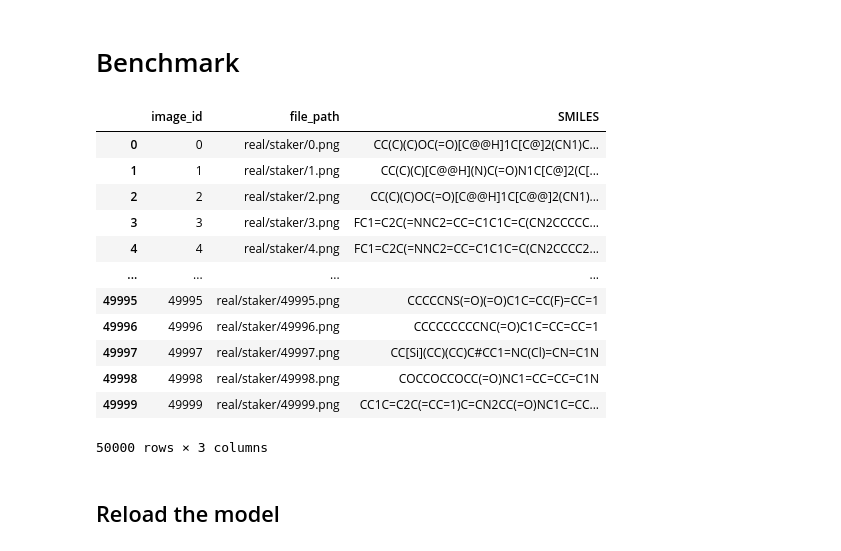
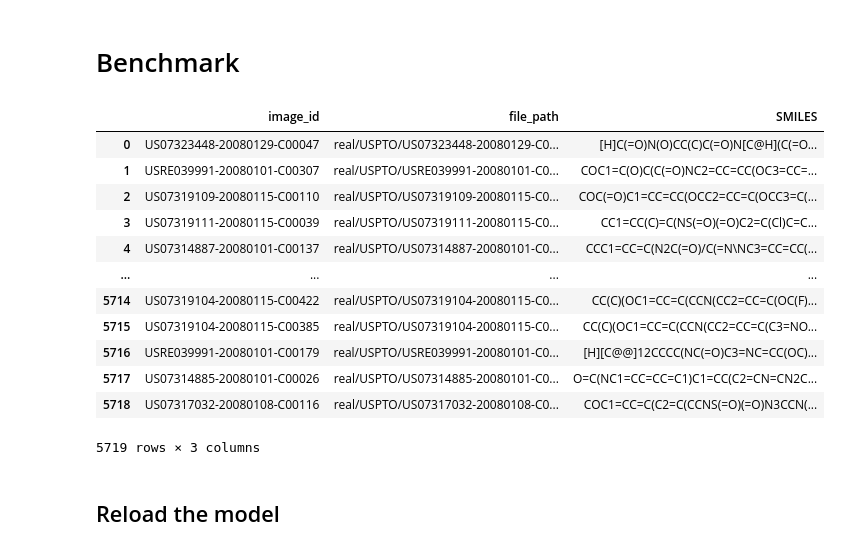
Before and after one commit to lyuzhuoqi/MolScanner, a Jupyter notebook: MolScanner/MolScanner_evaluation.ipynb, the cells around one changed output. Drawn from its saved outputs; the diff is of its cells as text; code cells hidden in the pictures.

```diff
--- a/MolScanner/MolScanner_evaluation.ipynb
+++ b/MolScanner/MolScanner_evaluation.ipynb
@@ -208,28 +210,28 @@ Original vs Predicted SMILES match: True
 # %%
 import pandas as pd
 from IPython.display import display
 
 benchmark_type = 'real'
-benchmark_name = 'staker'
+benchmark_name = 'USPTO'
 benchmark_dir = data_dir / "benchmark" / benchmark_type / benchmark_name
 
 with open(data_dir / 'benchmark' / benchmark_type / f'{benchmark_name}.csv') as f:
     label_df = pd.read_csv(f)
 display(label_df)
 # %% [output]
 |  | image_id | file_path | SMILES |
-| 0 | 0 | real/staker/0.png | CC(C)(C)OC(=O)[C@@H]1C[C@]2(CN1)C... |
-| 1 | 1 | real/staker/1.png | CC(C)(C)[C@@H](N)C(=O)N1C[C@]2(C[... |
-| 2 | 2 | real/staker/2.png | CC(C)(C)OC(=O)[C@@H]1C[C@@]2(CN1)... |
-| 3 | 3 | real/staker/3.png | FC1=C2C(=NNC2=CC=C1C1C=C(CN2CCCCC... |
-| 4 | 4 | real/staker/4.png | FC1=C2C(=NNC2=CC=C1C1C=C(CN2CCCC2... |
+| 0 | US07323448-20080129-C00047 | real/USPTO/US07323448-20080129-C0... | [H]C(=O)N(O)CC(C)C(=O)N[C@H](C(=O... |
+| 1 | USRE039991-20080101-C00307 | real/USPTO/USRE039991-20080101-C0... | COC1=C(O)C(C(=O)NC2=CC=CC(OC3=CC=... |
+| 2 | US07319109-20080115-C00110 | real/USPTO/US07319109-20080115-C0... | COC(=O)C1=CC=CC(OCC2=CC=C(OCC3=C(... |
+| 3 | US07319111-20080115-C00039 | real/USPTO/US07319111-20080115-C0... | CC1=CC(C)=C(NS(=O)(=O)C2=C(Cl)C=C... |
+| 4 | US07314887-20080101-C00137 | real/USPTO/US07314887-20080101-C0... | CCC1=CC=C(N2C(=O)/C(=N\NC3=CC=CC(... |
 | ... | ... | ... | ... |
-| 49995 | 49995 | real/staker/49995.png | CCCCCNS(=O)(=O)C1C=CC(F)=CC=1 |
-| 49996 | 49996 | real/staker/49996.png | CCCCCCCCCNC(=O)C1C=CC=CC=1 |
-| 49997 | 49997 | real/staker/49997.png | CC[Si](CC)(CC)C#CC1=NC(Cl)=CN=C1N |
-| 49998 | 49998 | real/staker/49998.png | COCCOCCOCC(=O)NC1=CC=CC=C1N |
-| 49999 | 49999 | real/staker/49999.png | CC1C=C2C(=CC=1)C=CN2CC(=O)NC1C=CC... |
+| 5714 | US07319104-20080115-C00422 | real/USPTO/US07319104-20080115-C0... | CC(C)(OC1=CC=C(CCN(CC2=CC=C(OC(F)... |
+| 5715 | US07319104-20080115-C00385 | real/USPTO/US07319104-20080115-C0... | CC(C)(OC1=CC=C(CCN(CC2=CC=C(C3=NO... |
+| 5716 | USRE039991-20080101-C00179 | real/USPTO/USRE039991-20080101-C0... | [H][C@@]12CCCC(NC(=O)C3=NC=CC(OC)... |
+| 5717 | US07314885-20080101-C00026 | real/USPTO/US07314885-20080101-C0... | O=C(NC1=CC=CC=C1)C1=CC(C2=CN=CN2C... |
+| 5718 | US07317032-20080108-C00116 | real/USPTO/US07317032-20080108-C0... | COC1=CC=C(C2=C(CCNS(=O)(=O)N3CCN(... |
-50000 rows × 3 columns
+5719 rows × 3 columns
 # %% [markdown]
 ## Reload the model
 # %%
```
Also changed, not shown: parts of 3 cells of this notebook, 1 other file.
